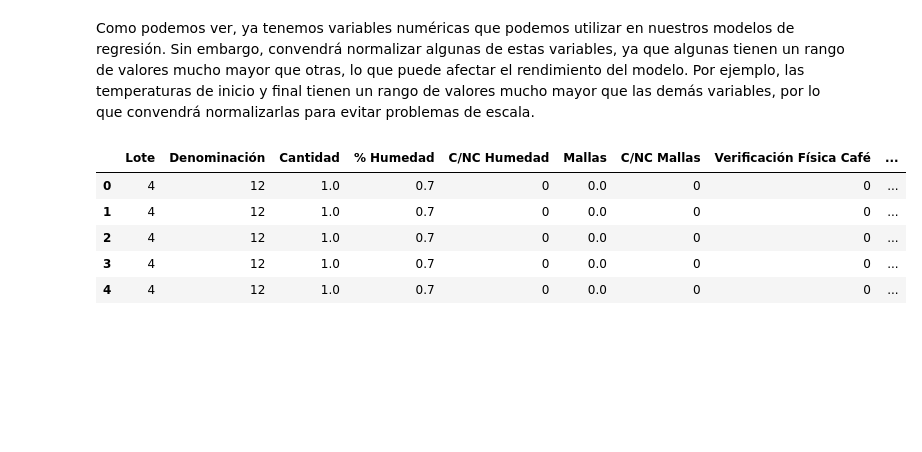
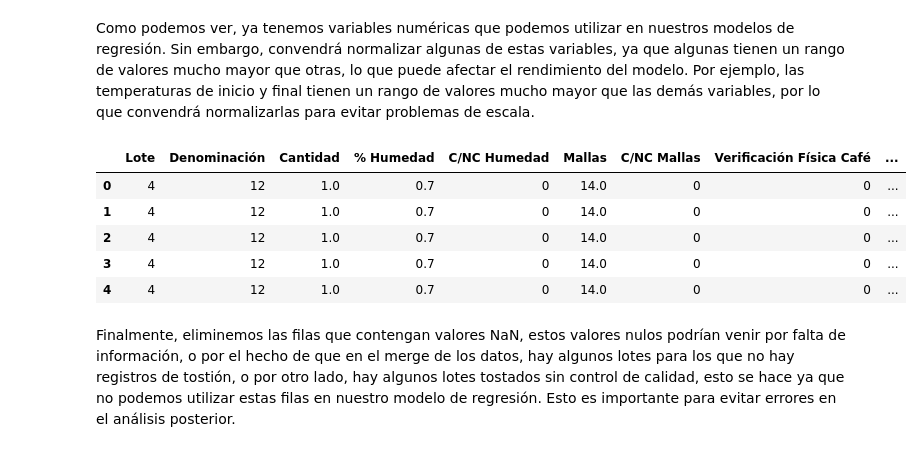
Before and after one commit to leodavid0109/Aprendizaje_Automatico, a Jupyter notebook: Tarea Café/Proyecto Café.ipynb, the cells around one changed output. Drawn from its saved outputs; the diff is of its cells as text; code cells hidden in the pictures; blank space fills up the shorter version.

Commit message:
Desarrollo de los modelos

```diff
--- a/Tarea Café/Proyecto Café.ipynb
+++ b/Tarea Café/Proyecto Café.ipynb
@@ -499,19 +512,21 @@ data_consolidado.head()
 Como podemos ver, ya tenemos variables numéricas que podemos utilizar en nuestros modelos de regresión. Sin embargo, convendrá normalizar algunas de estas variables, ya que algunas tienen un rango de valores mucho mayor que otras, lo que puede afectar el rendimiento del modelo. Por ejemplo, las temperaturas de inicio y final tienen un rango de valores mucho mayor que las demás variables, por lo que convendrá normalizarlas para evitar problemas de escala.
 # %%
 # Lista de columnas numéricas para normalizar
-columnas_a_normalizar = ['Cantidad', 'Peso en Verde', 'Merma', 'Peso en Tostado', 'Temp. De inicio', 'Temp. Final', 'Tiempo de tueste (min)', '% Humedad', 'Mallas']
+columnas_a_normalizar = ['Cantidad', 'Peso en Verde', 'Merma', 'Peso en Tostado', 'Temp. De inicio', 'Temp. Final', 'Tiempo de tueste (min)', '% Humedad']
 
 # Generar un objeto MinMaxScaler
 scaler = MinMaxScaler()
 # Normalizar las columnas seleccionadas
 data_consolidado[columnas_a_normalizar] = scaler.fit_transform(data_consolidado[columnas_a_normalizar])
 
 # Mostramos las primeras filas del DataFrame consolidado después de la normalización
 data_consolidado.head()
 # %% [output]
 |  | Lote | Denominación | Cantidad | % Humedad | C/NC Humedad | Mallas | C/NC Mallas | Verificación Física Café | ... |
-| 0 | 4 | 12 | 1.0 | 0.7 | 0 | 0.0 | 0 | 0 | ... |
-| 1 | 4 | 12 | 1.0 | 0.7 | 0 | 0.0 | 0 | 0 | ... |
-| 2 | 4 | 12 | 1.0 | 0.7 | 0 | 0.0 | 0 | 0 | ... |
-| 3 | 4 | 12 | 1.0 | 0.7 | 0 | 0.0 | 0 | 0 | ... |
-| 4 | 4 | 12 | 1.0 | 0.7 | 0 | 0.0 | 0 | 0 | ... |
+| 0 | 4 | 12 | 1.0 | 0.7 | 0 | 14.0 | 0 | 0 | ... |
+| 1 | 4 | 12 | 1.0 | 0.7 | 0 | 14.0 | 0 | 0 | ... |
+| 2 | 4 | 12 | 1.0 | 0.7 | 0 | 14.0 | 0 | 0 | ... |
+| 3 | 4 | 12 | 1.0 | 0.7 | 0 | 14.0 | 0 | 0 | ... |
+| 4 | 4 | 12 | 1.0 | 0.7 | 0 | 14.0 | 0 | 0 | ... |
+# %% [markdown]
+Finalmente, eliminemos las filas que contengan valores NaN, estos valores nulos podrían venir por falta de información, o por el hecho de que en el merge de los datos, hay algunos lotes para los que no hay registros de tostión, o por otro lado, hay algunos lotes tostados sin control de calidad, esto se hace ya que no podemos utilizar estas filas en nuestro modelo de regresión. Esto es importante para evitar errores en el análisis posterior.
```
Also changed, not shown: parts of 54 cells of this notebook.
